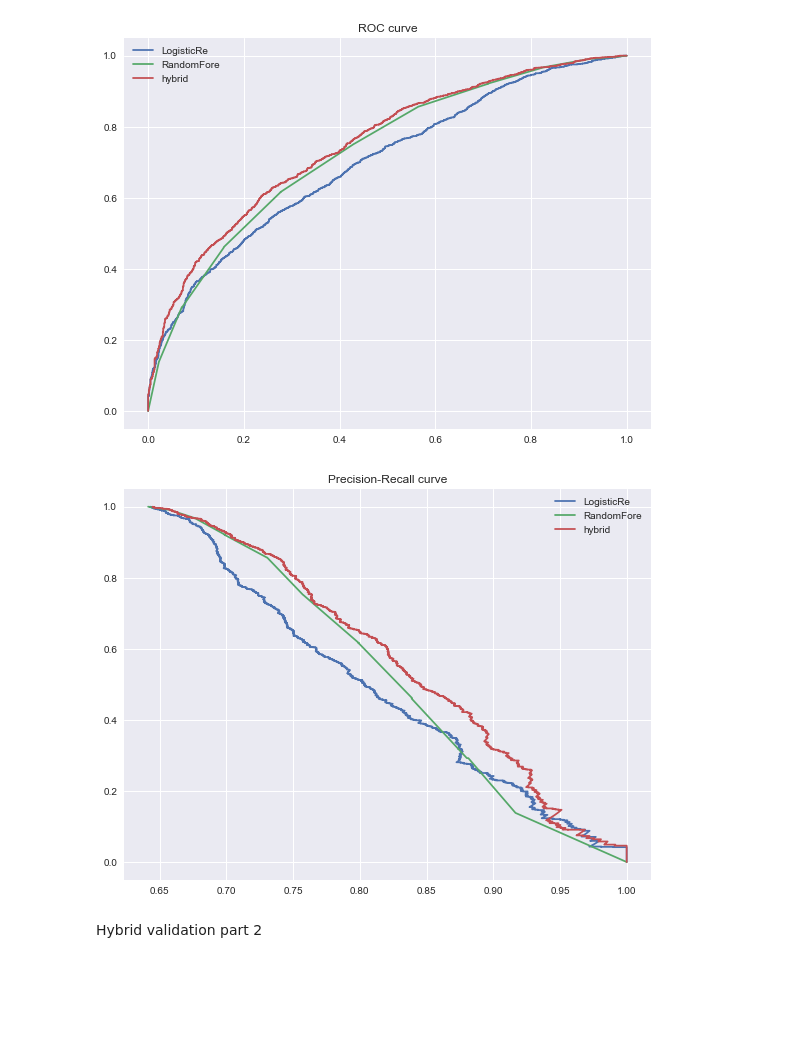
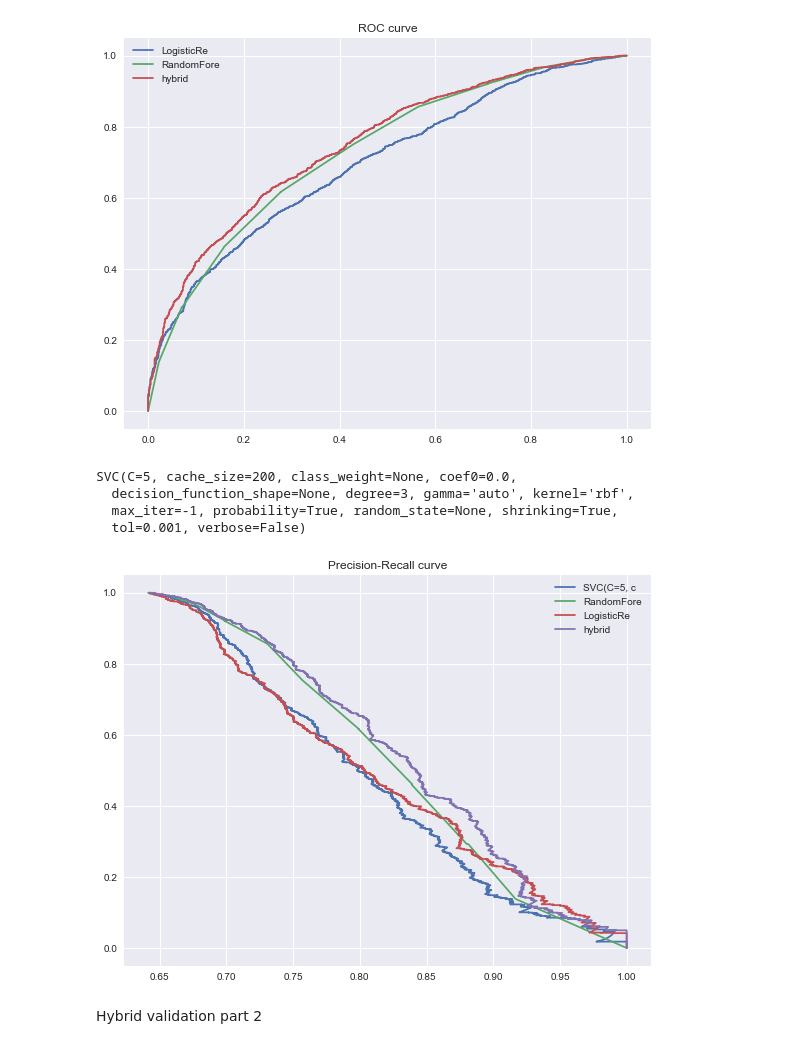
Before and after one commit to bacumin/stop_frisk_exp, a Jupyter notebook: stop_frisk.ipynb, the cells around one changed output. Drawn from its saved outputs; the diff is of its cells as text; code cells hidden in the pictures; blank space fills up the shorter version.

```diff
--- a/stop_frisk.ipynb
+++ b/stop_frisk.ipynb
@@ -365,4 +395,4 @@ print(sklearn.metrics.confusion_matrix(expected, predicted))
 # %%
-for x,y in zip(X_enc.columns, rf.feature_importances_):
+for x,y in zip(X_train.columns, rf.feature_importances_):
     print(x, y)
 # %% [output]
@@ -490,23 +520,30 @@ graph_roc_funcs(expected, models=[lr, rf], hybrid=True)
 [figure]
 # %%
 #Precision Recall
-def graph_precision_recall(expected, models=[], hybrid=False):
+def graph_precision_recall(expected=Y_test,sample=X_test, models=[],weights=None, hybrid=False):
     fig,ax=plt.subplots(1, 1, figsize=(8,6))
     fig.tight_layout(h_pad=10.0)
     ax.set_title('Precision-Recall curve')
 
     for mod,i in zip(models, range(len(models))):
         label=str(mod)[0:10]
-        pr=mod.predict_proba(X_test)
+        pr=mod.predict_proba(sample)
         predict_prob=[x[1] for x in pr]
         tupl=sklearn.metrics.precision_recall_curve(expected, predict_prob)
         lis=[list(x) for x in tupl]
         ax.plot(lis[0], lis[1], label=label)
 
         if hybrid and i==0:
-            prs=predict_prob
+            if not weights:
+                prs=predict_prob
+            else:
+                prs=[x*(weights[0])*len(models) for x in predict_prob]
         else:
-            prs=[x+y for x,y in zip(prs,predict_prob)]
+            if not weights:
+                prs=[x+y for x,y in zip(prs,predict_prob)]
+            else:
+                prs=[x+(y*weights[i]*len(models)) for x,y in zip(prs,predict_prob)]
+
 
     if hybrid:
         prs=[x/len(models) for x in prs]
@@ -515,10 +552,20 @@ def graph_precision_recall(expected, models=[], hybrid=False):
         ax.plot(lis[0], lis[1], label='hybrid')
 
     ax.legend()
+# %%
+from sklearn.svm import SVC
+svm=SVC(probability=True, C=5)
+# %%
+svm.fit(X_train, Y_train)
+# %% [output]
+SVC(C=5, cache_size=200, class_weight=None, coef0=0.0,
+  decision_function_shape=None, degree=3, gamma='auto', kernel='rbf',
+  max_iter=-1, probability=True, random_state=None, shrinking=True,
+  tol=0.001, verbose=False)
 # %%
-graph_precision_recall(expected, models=[lr, rf], hybrid=True)
+graph_precision_recall(expected, models=[svm, rf, lr],weights=[0.1,0.7,0.2], hybrid=True)
 # %% [output]
-[figure, old version]
+[figure, new version]
 # %% [markdown]
 Hybrid validation part 2
 # %%
```
Also changed, not shown: parts of 39 cells of this notebook.
